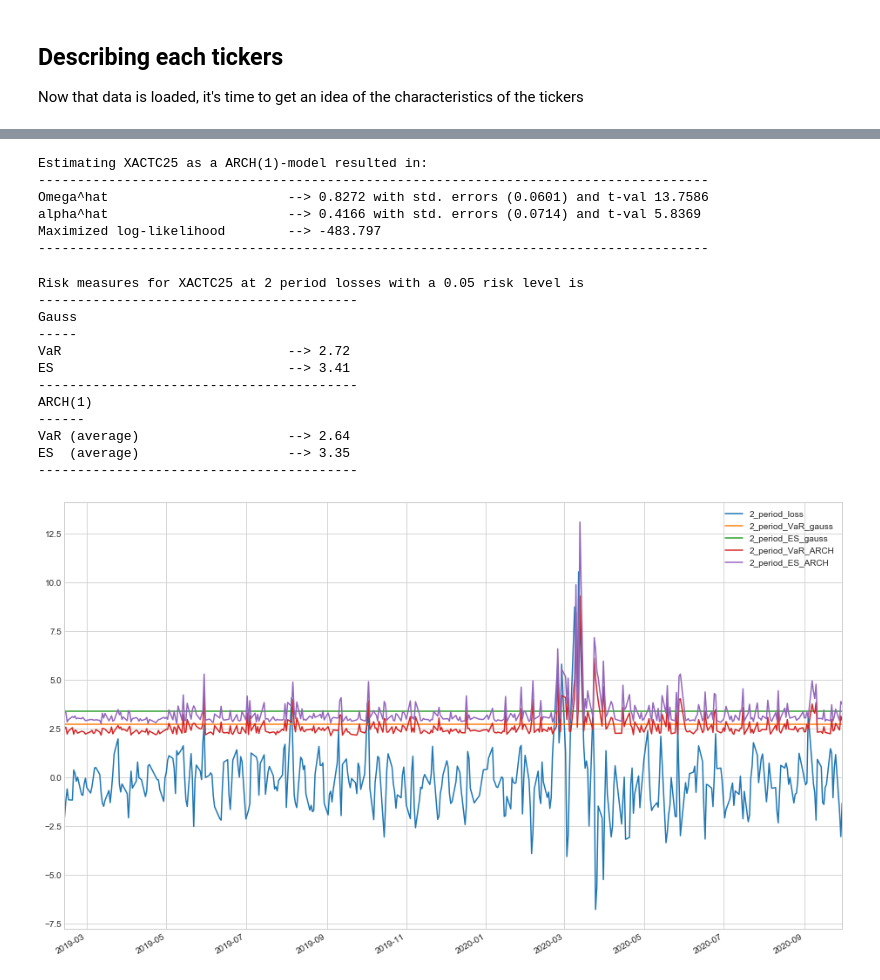
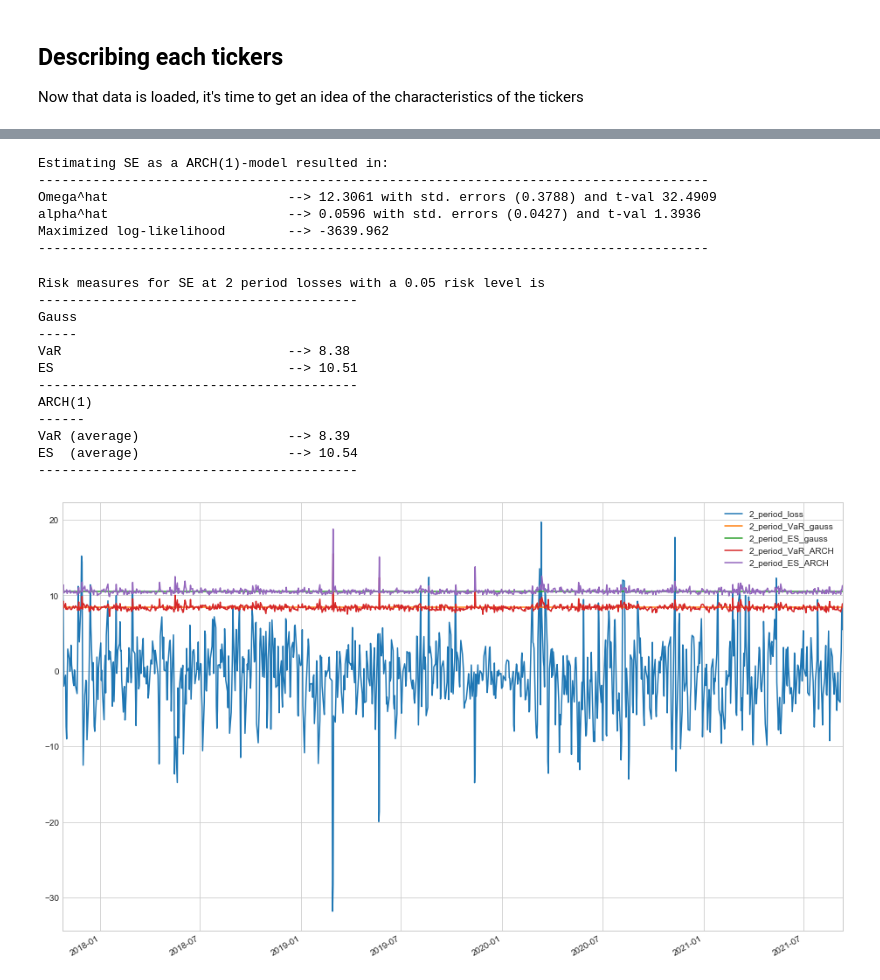
Before and after one commit to OlufKelk/PortfolioDesign, a Jupyter notebook: OptimalPF/Porfolio_notebook.ipynb, the cells around one changed output, grey strips where cells are left out. Saved outputs shown, nothing was run; the diff lists cells and outputs as text; code cells hidden in the pictures.

```diff
--- a/OptimalPF/Porfolio_notebook.ipynb
+++ b/OptimalPF/Porfolio_notebook.ipynb
@@ -71,29 +81,29 @@ pftools.desc_ticks(df,rdf,cdf)
 # %%
-omega_hat, alpha_hat, ll = vares.ARCH1_est('XACTC25',df)
+omega_hat, alpha_hat, ll = vares.ARCH1_est('SE',df)
 # %% [output]
-Estimating XACTC25 as a ARCH(1)-model resulted in:
+Estimating SE as a ARCH(1)-model resulted in:
 --------------------------------------------------------------------------------------
-Omega^hat                       --> 0.8272 with std. errors (0.0601) and t-val 13.7586
-alpha^hat                       --> 0.4166 with std. errors (0.0714) and t-val 5.8369
-Maximized log-likelihood        --> -483.797
+Omega^hat                       --> 12.3061 with std. errors (0.3788) and t-val 32.4909
+alpha^hat                       --> 0.0596 with std. errors (0.0427) and t-val 1.3936
+Maximized log-likelihood        --> -3639.962
 --------------------------------------------------------------------------------------
 # %%
-vares_df = vares.VaRES(omega_hat,alpha_hat,df,'XACTC25',0.05,2,2000)
+vares_df = vares.VaRES(omega_hat,alpha_hat,df,'SE',0.05,2,2000)
 vares_df.plot(figsize = (16,10));
 # %% [output]
-Risk measures for XACTC25 at 2 period losses with a 0.05 risk level is
+Risk measures for SE at 2 period losses with a 0.05 risk level is
 -----------------------------------------
 Gauss
 -----
-VaR                             --> 2.72
-ES                              --> 3.41
+VaR                             --> 8.38
+ES                              --> 10.51
 -----------------------------------------
 ARCH(1)
 ------
-VaR (average)                   --> 2.64
-ES  (average)                   --> 3.35
+VaR (average)                   --> 8.39
+ES  (average)                   --> 10.54
 -----------------------------------------
-[figure, old version]
+[figure, new version]
 # %%
 pftools.ana_optimal_portfolios(df)
 # %% [output]
```
Also changed, not shown: parts of 11 cells of this notebook, 1 other file.
